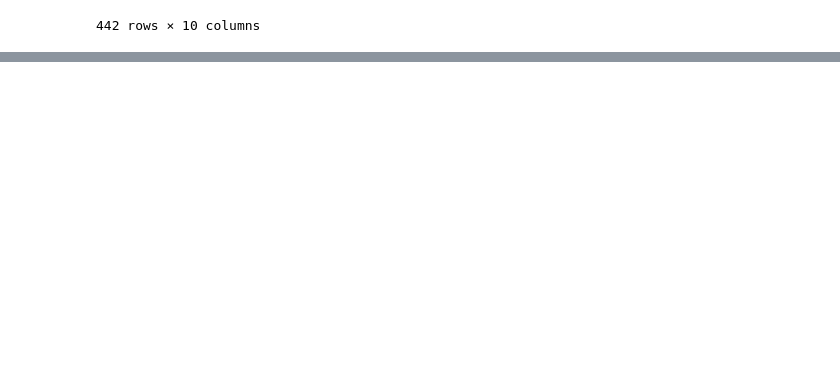
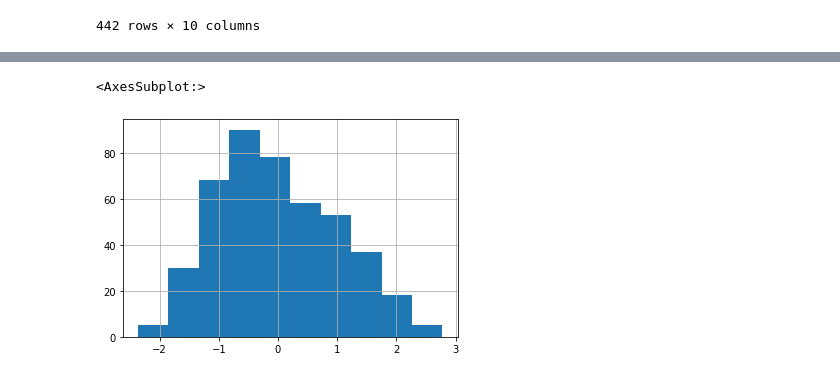
Before and after one commit to apd2599/Training_2021_CIRCUIT, a Jupyter notebook: Scikit-Learn_Dataset/Diabetes_Dataset.ipynb, the cells around one changed output, grey strips where cells are left out. Saved outputs shown, nothing was run; the diff lists cells and outputs as text; code cells hidden in the pictures; blank space fills up the shorter version.

```diff
--- a/Scikit-Learn_Dataset/Diabetes_Dataset.ipynb
+++ b/Scikit-Learn_Dataset/Diabetes_Dataset.ipynb
@@ -134,0 +180,5 @@ Xdf
+# %%
+Xdf.bp.hist()
+# %% [output]
+<AxesSubplot:>
+[figure, added]
```
Also changed, not shown: parts of 19 cells of this notebook, 1 other file.
